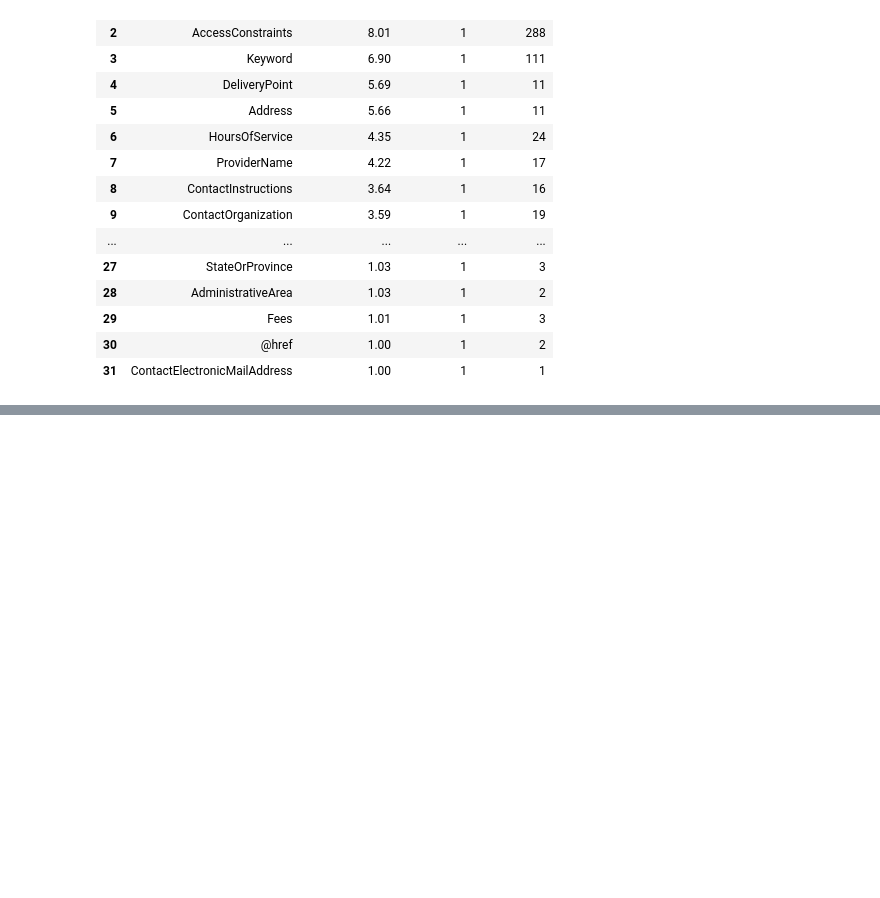
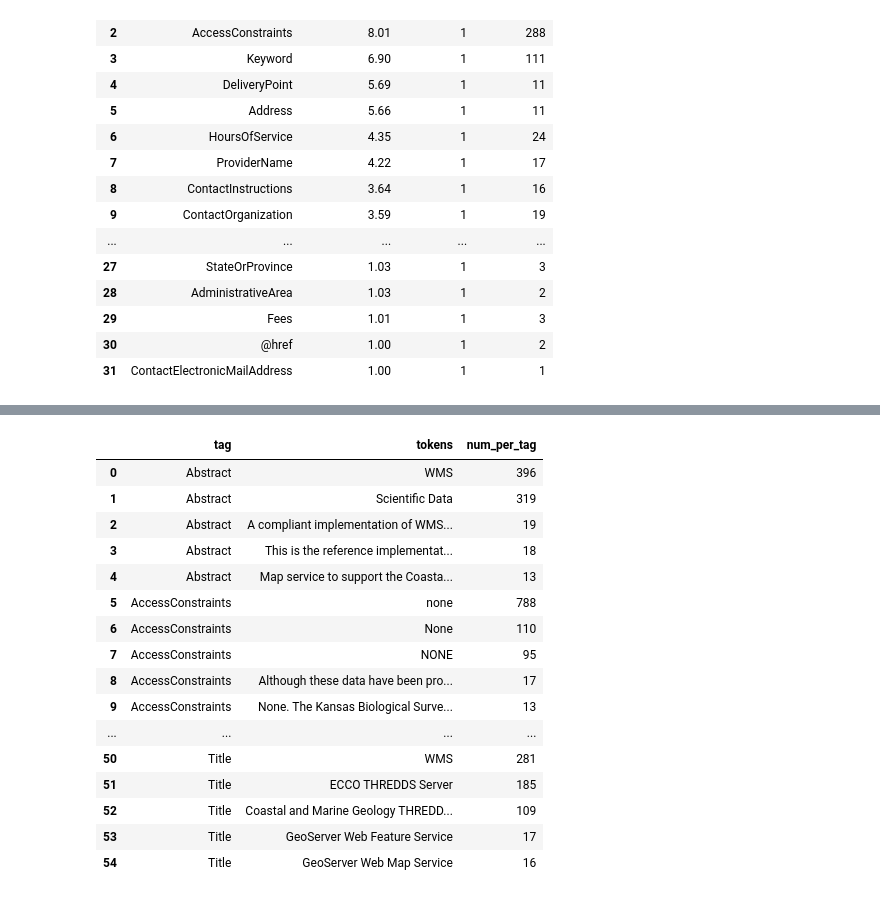
Before and after one commit to b-cube/Response-Identification-Info, a Jupyter notebook: notebooks/Analysis - OGC Tokens.ipynb, the cells around one changed output, grey strips where cells are left out. Cells and saved outputs as stored; diff of their text form; code cells hidden in the pictures; blank space fills up the shorter version.

```diff
--- a/notebooks/Analysis - OGC Tokens.ipynb
+++ b/notebooks/Analysis - OGC Tokens.ipynb
@@ -147,0 +185,42 @@ df
+# %%
+# thoughts on the variation - where is it *not* found?
+# excluding the contact infor because that is expected
+# to be the same publisher info
+
+sql = """
+with t as (
+	select id, response_id,
+		trim(both '"' from (j.value->'tag')::text) as original_tag,
+		(string_to_array(trim(both '"' from (j.value->'tag')::text), '/'))[array_upper(string_to_array(trim(both '"' from (j.value->'tag')::text), '/'), 1)] as tag,
+		trim(both '"' from (j.value->'values')::text) as tokens
+	from ogc_tokens, json_array_elements(tokens) j
+)
+select distinct t.tag, t.tokens, count(t.tokens) as num_per_tag
+from t
+where t.original_tag not ilike '%%/Contact%%' and t.tag != '@href'
+group by t.tag, t.tokens
+having count(t.tokens) >= 10
+order by t.tag, num_per_tag DESC
+;
+"""
+df = pd.read_sql(sql, engine)
+with pd.option_context('display.max_rows', 200):
+    display(df)
+# %% [output]
+|  | tag | tokens | num_per_tag |
+| 0 | Abstract | WMS | 396 |
+| 1 | Abstract | Scientific Data | 319 |
+| 2 | Abstract | A compliant implementation of WMS... | 19 |
+| 3 | Abstract | This is the reference implementat... | 18 |
+| 4 | Abstract | Map service to support the Coasta... | 13 |
+| 5 | AccessConstraints | none | 788 |
+| 6 | AccessConstraints | None | 110 |
+| 7 | AccessConstraints | NONE | 95 |
+| 8 | AccessConstraints | Although these data have been pro... | 17 |
+| 9 | AccessConstraints | None. The Kansas Biological Surve... | 13 |
+| ... | ... | ... | ... |
+| 50 | Title | WMS | 281 |
+| 51 | Title | ECCO THREDDS Server | 185 |
+| 52 | Title | Coastal and Marine Geology THREDD... | 109 |
+| 53 | Title | GeoServer Web Feature Service | 17 |
+| 54 | Title | GeoServer Web Map Service | 16 |
```
Also changed, not shown: parts of 4 cells of this notebook, 5 other files.
